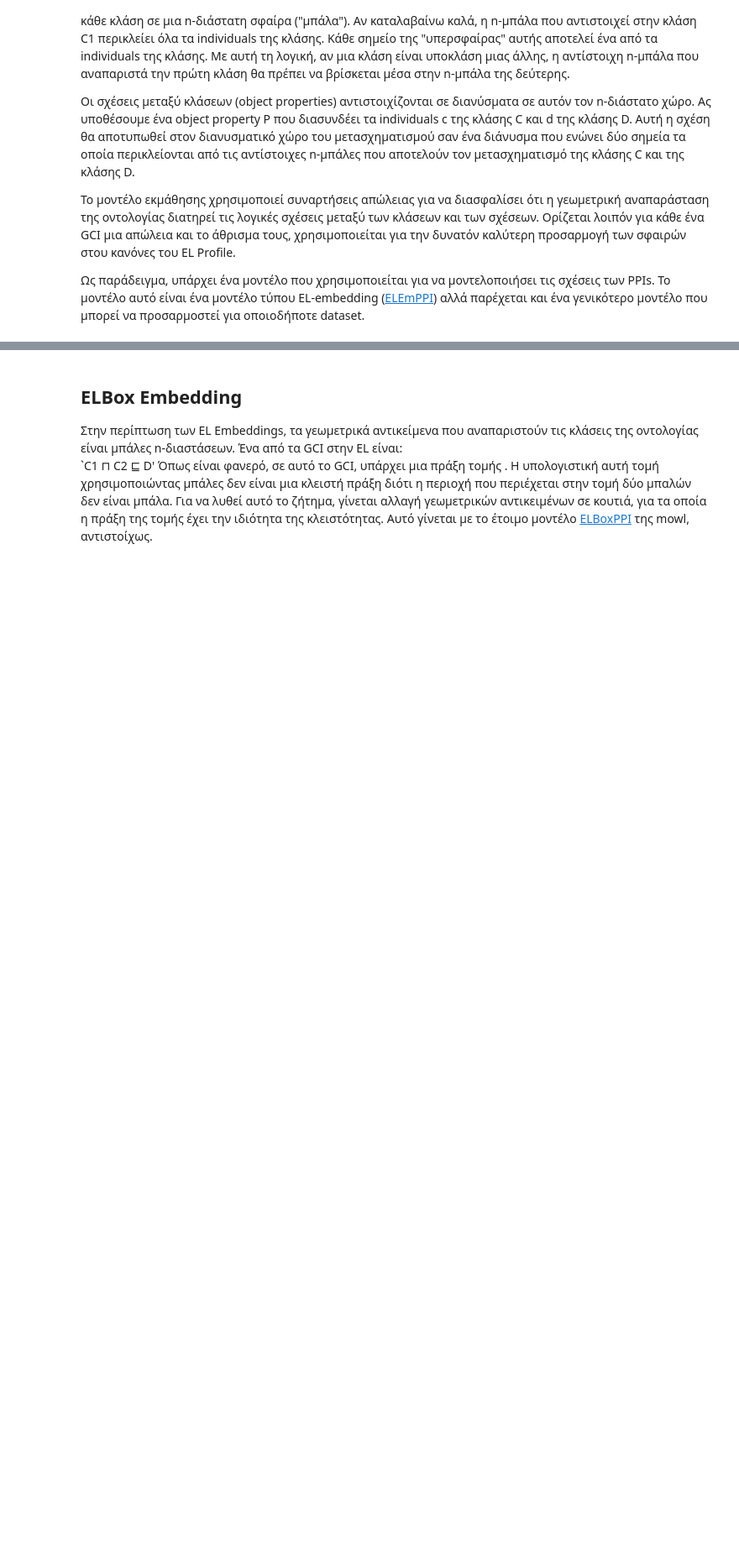
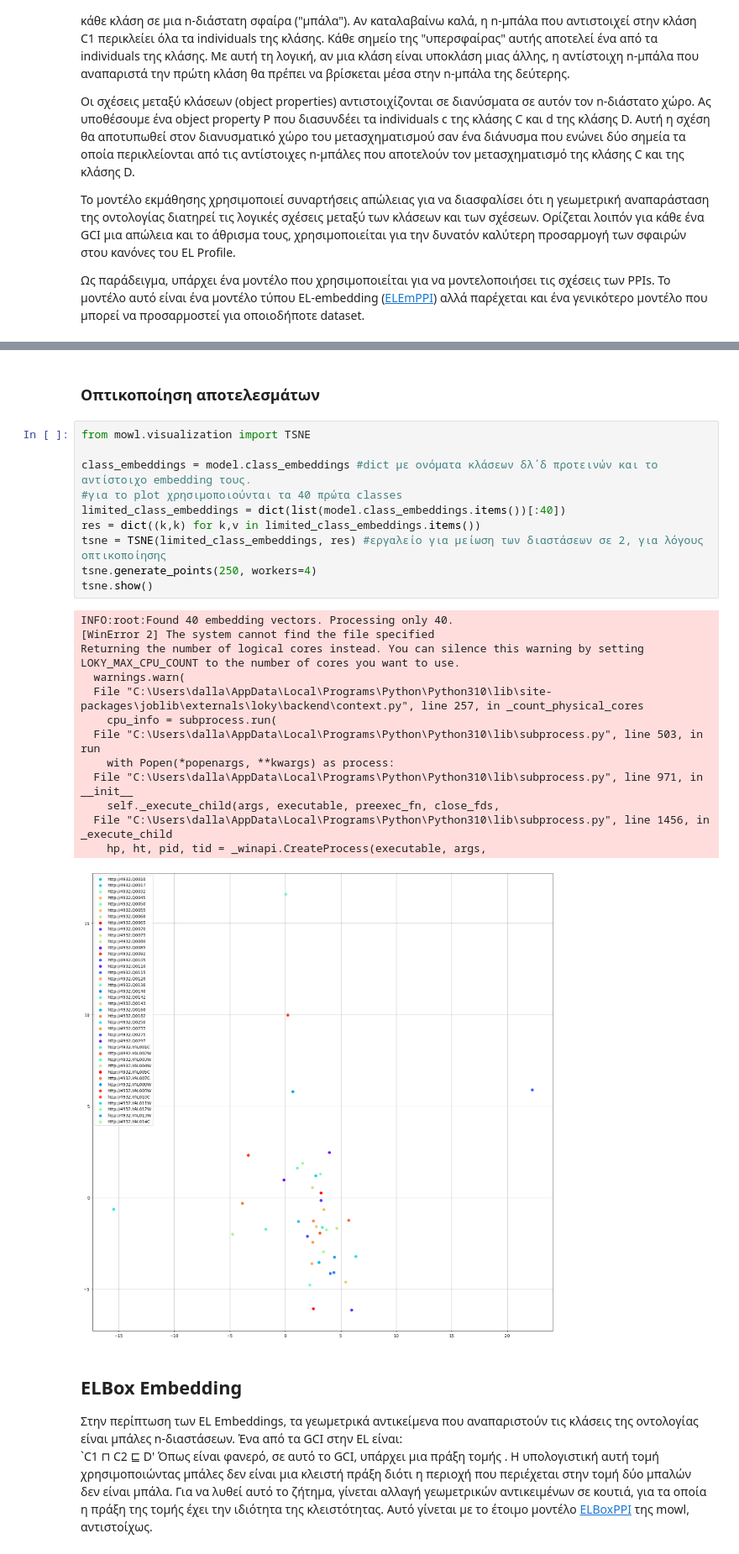
Before and after one commit to dallasGeorge/MachineLearningOnKnowledgeGraphs, a Jupyter notebook: mowlExample.ipynb, the cells around one changed output, grey strips where cells are left out. Shown at 84% size. Drawn from its saved outputs; the diff is of its cells as text; blank space fills up the shorter version.

```diff
--- a/mowlExample.ipynb
+++ b/mowlExample.ipynb
@@ -107,3 +112,29 @@ ModuleNotFoundError: No module named 'mowl'
+# %% [markdown]
+### Οπτικοποίηση αποτελεσμάτων ###
+# %%
+from mowl.visualization import TSNE
+
+class_embeddings = model.class_embeddings #dict με ονόματα κλάσεων δλ΄δ προτεινών και το αντίστοιχο embedding τους.
+#για το plot χρησιμοποιούνται τα 40 πρώτα classes
+limited_class_embeddings = dict(list(model.class_embeddings.items())[:40])
+res = dict((k,k) for k,v in limited_class_embeddings.items())
+tsne = TSNE(limited_class_embeddings, res) #εργαλείο για μείωση των διαστάσεων σε 2, για λόγους οπτικοποίησης
+tsne.generate_points(250, workers=4)
+tsne.show()
+# %% [output]
+INFO:root:Found 40 embedding vectors. Processing only 40.
+[WinError 2] The system cannot find the file specified
+Returning the number of logical cores instead. You can silence this warning by setting LOKY_MAX_CPU_COUNT to the number of cores you want to use.
+  warnings.warn(
+  File "C:\Users\dalla\AppData\Local\Programs\Python\Python310\lib\site-packages\joblib\externals\loky\backend\context.py", line 257, in _count_physical_cores
+    cpu_info = subprocess.run(
+  File "C:\Users\dalla\AppData\Local\Programs\Python\Python310\lib\subprocess.py", line 503, in run
+    with Popen(*popenargs, **kwargs) as process:
+  File "C:\Users\dalla\AppData\Local\Programs\Python\Python310\lib\subprocess.py", line 971, in __init__
+    self._execute_child(args, executable, preexec_fn, close_fds,
+  File "C:\Users\dalla\AppData\Local\Programs\Python\Python310\lib\subprocess.py", line 1456, in _execute_child
+    hp, ht, pid, tid = _winapi.CreateProcess(executable, args,
+[figure, added]
 # %% [markdown]
 ## ELBox Embedding
 Στην περίπτωση των EL Embeddings, τα γεωμετρικά αντικείμενα που αναπαριστούν τις κλάσεις της οντολογίας είναι μπάλες n-διαστάσεων. Ένα από τα GCI στην EL είναι: <br>
```
Also changed, not shown: parts of 7 cells of this notebook.
